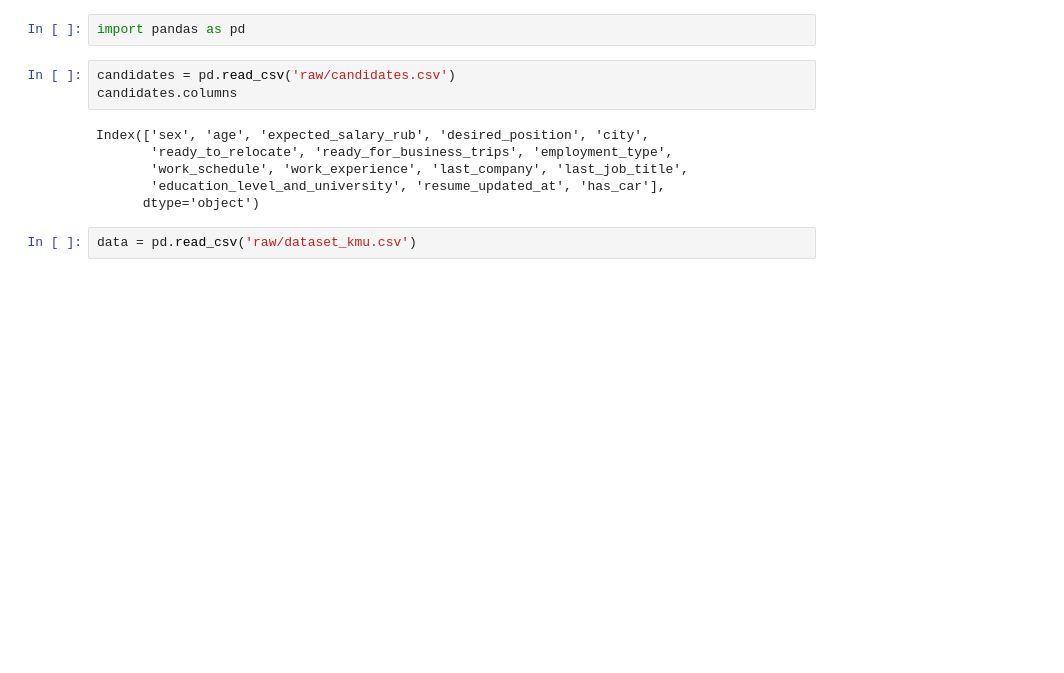
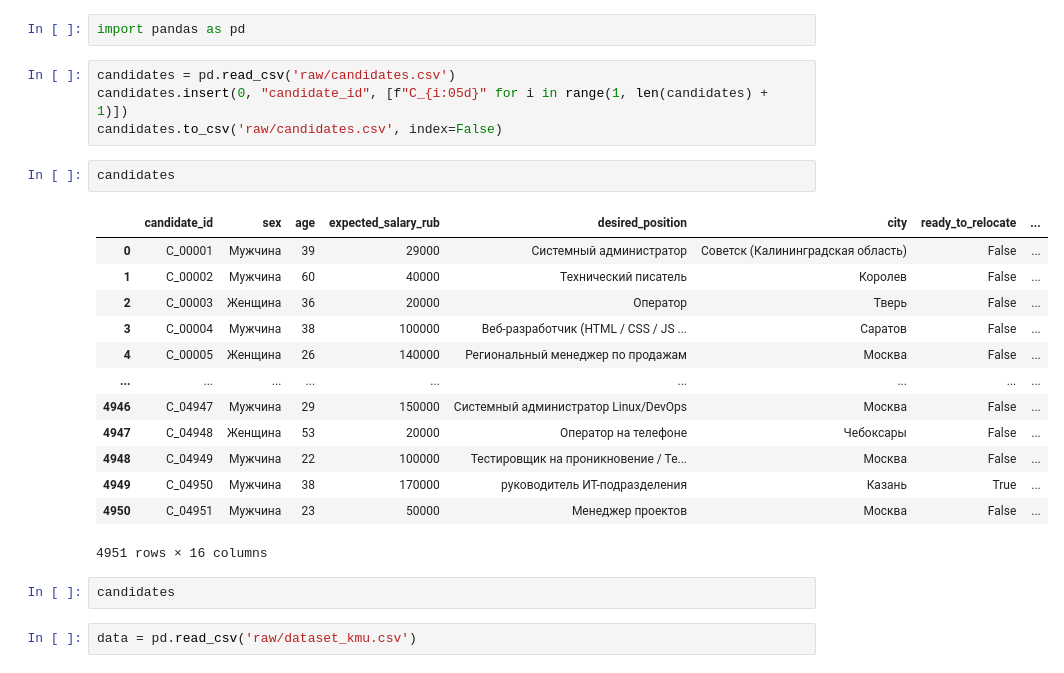
Before and after one commit to LISA-ITMO/SQL-HR, a Jupyter notebook: validation_dataset/analysis.ipynb, the cells around one changed output. Drawn from its saved outputs; the diff is of its cells as text; blank space fills up the shorter version.

```diff
--- a/validation_dataset/analysis.ipynb
+++ b/validation_dataset/analysis.ipynb
@@ -2,15 +2,28 @@
 # data
 # %%
 import pandas as pd
-# %%
-candidates = pd.read_csv('raw/candidates.csv')
-candidates.columns
-# %% [output]
-Index(['sex', 'age', 'expected_salary_rub', 'desired_position', 'city',
-       'ready_to_relocate', 'ready_for_business_trips', 'employment_type',
-       'work_schedule', 'work_experience', 'last_company', 'last_job_title',
-       'education_level_and_university', 'resume_updated_at', 'has_car'],
-      dtype='object')
+# %%
+candidates = pd.read_csv('raw/candidates.csv')
+candidates.insert(0, "candidate_id", [f"C_{i:05d}" for i in range(1, len(candidates) + 1)])
+candidates.to_csv('raw/candidates.csv', index=False)
+# %%
+candidates
+# %% [output]
+|  | candidate_id | sex | age | expected_salary_rub | desired_position | city | ready_to_relocate | ... |
+| 0 | C_00001 | Мужчина | 39 | 29000 | Системный администратор | Советск (Калининградская область) | False | ... |
+| 1 | C_00002 | Мужчина | 60 | 40000 | Технический писатель | Королев | False | ... |
+| 2 | C_00003 | Женщина | 36 | 20000 | Оператор | Тверь | False | ... |
+| 3 | C_00004 | Мужчина | 38 | 100000 | Веб-разработчик (HTML / CSS / JS ... | Саратов | False | ... |
+| 4 | C_00005 | Женщина | 26 | 140000 | Региональный менеджер по продажам | Москва | False | ... |
+| ... | ... | ... | ... | ... | ... | ... | ... | ... |
+| 4946 | C_04947 | Мужчина | 29 | 150000 | Системный администратор Linux/DevOps | Москва | False | ... |
+| 4947 | C_04948 | Женщина | 53 | 20000 | Оператор на телефоне | Чебоксары | False | ... |
+| 4948 | C_04949 | Мужчина | 22 | 100000 | Тестировщик на проникновение / Те... | Москва | False | ... |
+| 4949 | C_04950 | Мужчина | 38 | 170000 | руководитель ИТ-подразделения | Казань | True | ... |
+| 4950 | C_04951 | Мужчина | 23 | 50000 | Менеджер проектов | Москва | False | ... |
+4951 rows × 16 columns
+# %%
+candidates
 # %%
 data = pd.read_csv('raw/dataset_kmu.csv')
 # %%
```
Also changed, not shown: parts of 12 cells of this notebook, 5 other files.
